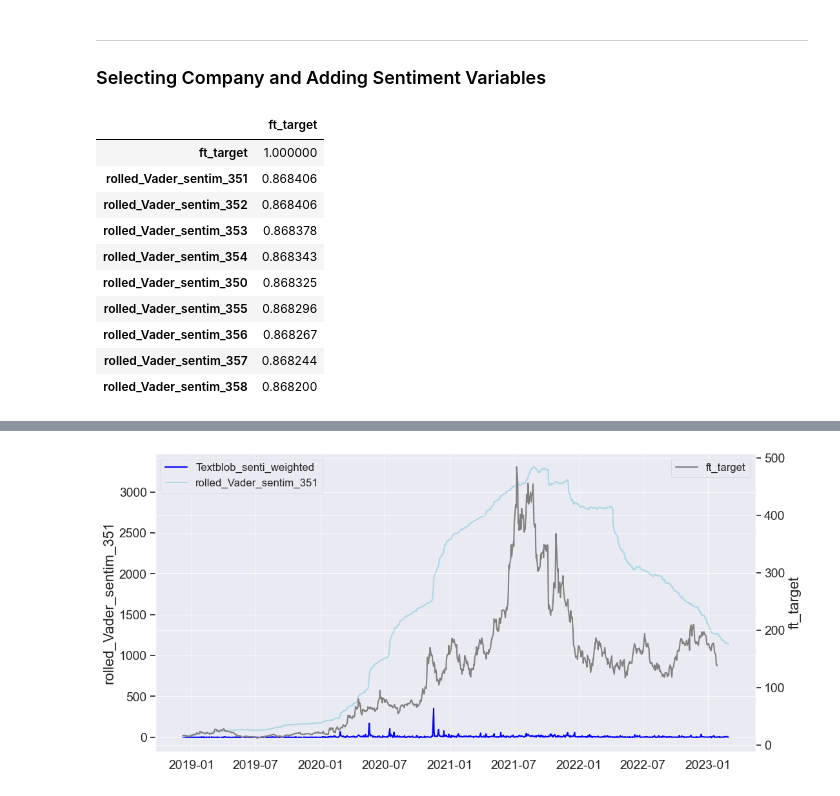
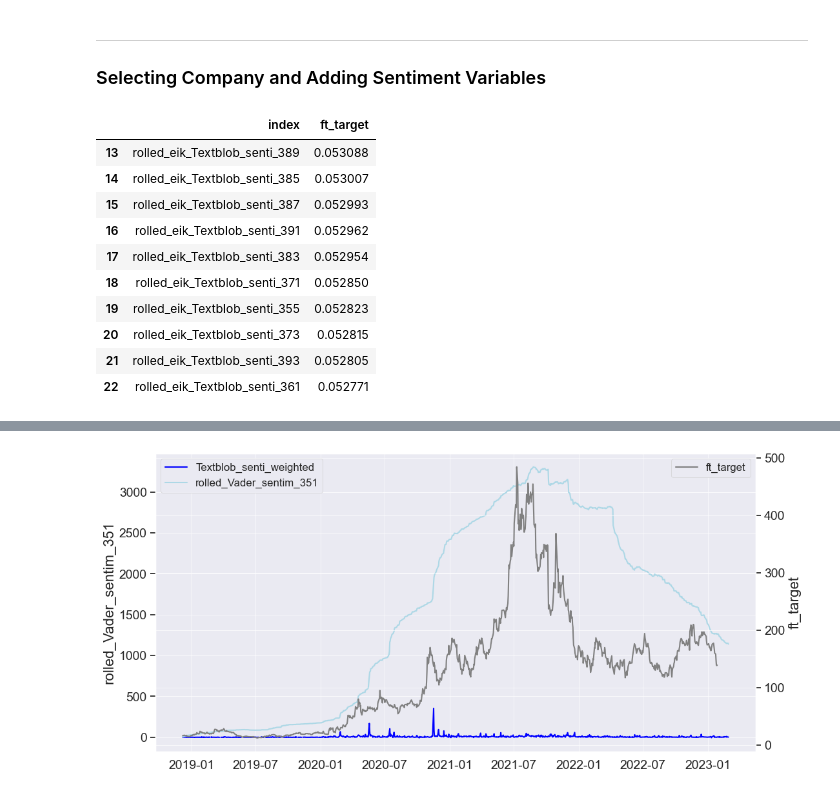
Before and after one commit to Diegozu97/thesis_code, a Jupyter notebook: 05_data_prep.ipynb, the cells around one changed output, grey strips where cells are left out. Saved outputs shown, nothing was run; the diff lists cells and outputs as text; code cells hidden in the pictures.

```diff
--- a/05_data_prep.ipynb
+++ b/05_data_prep.ipynb
@@ -230,16 +234,16 @@ comp_pred_df["datetime"] = pd.to_datetime(comp_pred_df["datetime"], utc = True)
 # Merging Sentimnent with company data
 comp_pred_df_senti = pd.merge(comp_pred_df, single_sentiment_df, how = "left", on = ["datetime"])
 
-senti_vars = ["Textblob_senti", "Textblob_senti_weighted", "Vader_sentim_weighted", "Vader_sentim", "Finbert_sentim_weighted", "Finbert_sentim",
-              "TextBlob_z_score", "Vader_z_score", "Finbert_z_score"]
+senti_vars = list(sentiment_df.columns[3:-1])
+senti_vars.remove("news_count")
 
 # Compute technical labels and fill NaN values with 0.0
-comp_pred_final_df = prepare_df(comp_pred_df_senti, "close", senti_vars, 21)
+comp_pred_final_df = prepare_df(comp_pred_df_senti, "ret", senti_vars, 1)
 comp_pred_final_df = comp_pred_final_df.fillna(0.0)
 
 # Define lists of column names
 macro_vars = [ 'open', 'low', 'high', 'volume', 'euro_doll_bid', 'euro_doll_ask', 'eur_doll_high', 'eur_doll_low', 'eur_doll_open', 'refresh_rate',
-              'euro_doll_bidnet', 'nasdaq_close', 'nasdaqd_net',    'nasdaqd_ret', 'nasdaq_open', 'nasdaq_low', 'nasdaq_high', 'nasdaq_volume'
+              'euro_doll_bidnet', 'nasdaq_close', 'nasdaqd_net', 'nasdaqd_ret', 'nasdaq_open', 'nasdaq_low', 'nasdaq_high', 'nasdaq_volume'
               ]
 
 google_vars = ["pandemic_mentions", "inflation_mentions", 'interest', 'rolling_interest']
@@ -250,23 +254,31 @@ techni_vars = ['mean2w', 'std2w', 'std1w']
 
 fama_vars = ['beta_mktrf', 'beta_smb', 'beta_hml', 'beta_rmw', 'beta_cma']
 
-Csenti_vars = list(comp_pred_final_df.columns[68:])
+Csenti_vars = list(comp_pred_final_df.columns[74:])
+Csenti_vars += ["daytweets", "news_count"]
 date = ["datetime"]
 ft_target = ["ft_target"]
 # %%
 corr_df = comp_pred_df_senti[Csenti_vars + ft_target].corr().abs()
 corr_df = corr_df[["ft_target"]].sort_values(by = "ft_target",ascending = False)
+# %%
+corr_df = corr_df.reset_index()
+corr_df["index"] = corr_df["index"].apply(lambda x: str(x))
+# %%
+corr_df["index"] = corr_df["index"].apply(lambda x: str(x))
+# %%
+eikon_df = corr_df[corr_df["index"].str.contains("_eik_")]
 # %%
-corr_df.head(10)
+eikon_df.head(10)
 # %% [output]
-|  | ft_target |
-| ft_target | 1.000000 |
-| rolled_Vader_sentim_351 | 0.868406 |
-| rolled_Vader_sentim_352 | 0.868406 |
-| rolled_Vader_sentim_353 | 0.868378 |
-| rolled_Vader_sentim_354 | 0.868343 |
-| rolled_Vader_sentim_350 | 0.868325 |
-| rolled_Vader_sentim_355 | 0.868296 |
-| rolled_Vader_sentim_356 | 0.868267 |
-| rolled_Vader_sentim_357 | 0.868244 |
-| rolled_Vader_sentim_358 | 0.868200 |
+|  | index | ft_target |
+| 13 | rolled_eik_Textblob_senti_389 | 0.053088 |
+| 14 | rolled_eik_Textblob_senti_385 | 0.053007 |
+| 15 | rolled_eik_Textblob_senti_387 | 0.052993 |
+| 16 | rolled_eik_Textblob_senti_391 | 0.052962 |
+| 17 | rolled_eik_Textblob_senti_383 | 0.052954 |
+| 18 | rolled_eik_Textblob_senti_371 | 0.052850 |
+| 19 | rolled_eik_Textblob_senti_355 | 0.052823 |
+| 20 | rolled_eik_Textblob_senti_373 | 0.052815 |
+| 21 | rolled_eik_Textblob_senti_393 | 0.052805 |
+| 22 | rolled_eik_Textblob_senti_361 | 0.052771 |
```
Also changed, not shown: parts of 26 cells of this notebook, 4 other files.
